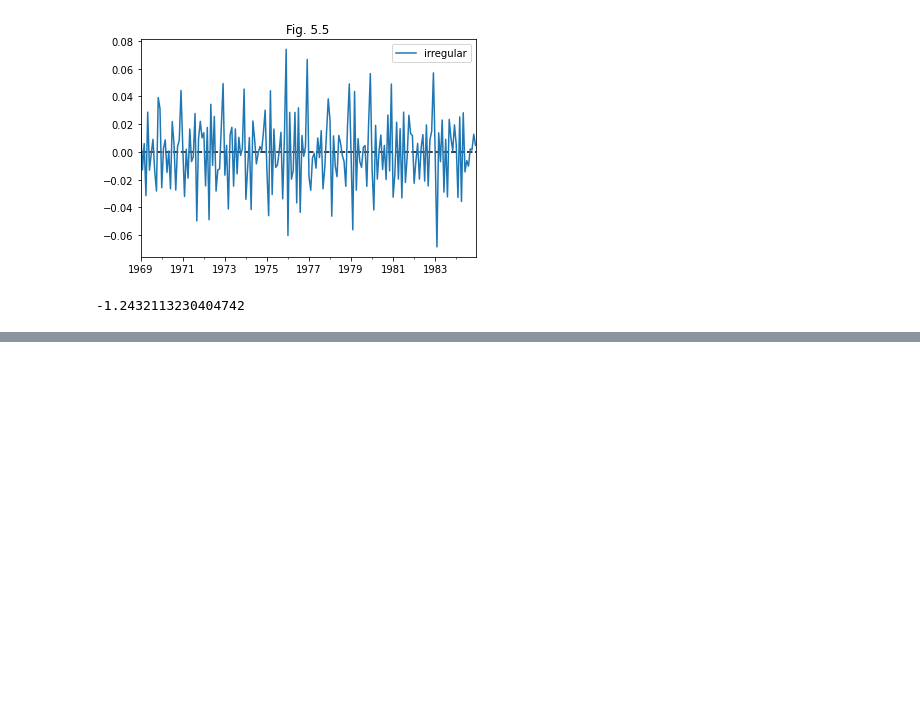
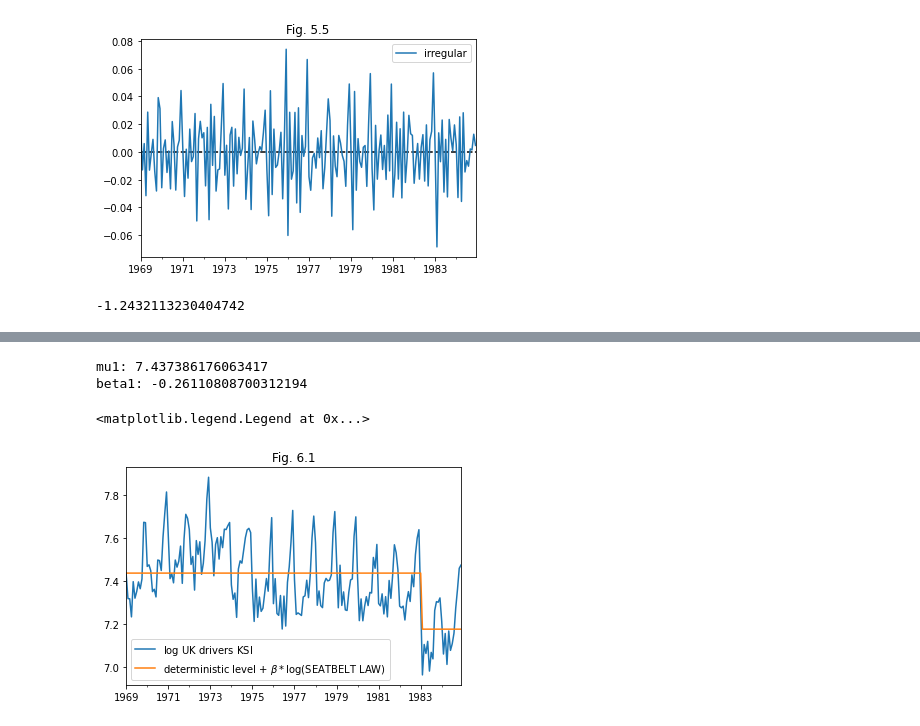
Before and after one commit to tatamiya/state_space_model_notebooks, a Jupyter notebook: statsmodels/CommandeurKoopman2007.ipynb, the cells around one changed output, grey strips where cells are left out. Cells and saved outputs as stored; diff of their text form; code cells hidden in the pictures; blank space fills up the shorter version.

```diff
--- a/statsmodels/CommandeurKoopman2007.ipynb
+++ b/statsmodels/CommandeurKoopman2007.ipynb
@@ -1375,0 +1419,7 @@ llevel_exog_results.aic / llevel_exog_results.nobs
+# %%
+dconst_intervention_model = sm.tsa.UnobservedComponents(df_ukdrivers['log_drivers'],
+                                                level='deterministic constant',
+                                                exog=dummy_var_seatbelt,
+                                                use_exact_diffuse=True)
+# %%
+dconst_intervention_results = dconst_intervention_model.fit(method='bfgs')
@@ -1375,0 +1452,19 @@ llevel_exog_results.aic / llevel_exog_results.nobs
+# %%
+mu1_dconst_intervention = dconst_intervention_results.level['smoothed'][0]
+beta1_dconst_intervention = dconst_intervention_results.params['beta.0']
+
+print(f'mu1: {mu1_dconst_intervention}')
+print(f'beta1: {beta1_dconst_intervention}')
+# %% [output]
+mu1: 7.437386176063417
+beta1: -0.26110808700312194
+# %%
+dconst_intervention_smoothed = mu1_dconst_intervention + beta1_dconst_intervention * dummy_var_seatbelt
+# %%
+ax = df_ukdrivers['log_drivers'].plot(label='$\log$ UK drivers KSI')
+ax = dconst_intervention_smoothed.plot(ax=ax, label='deterministic level + $\\beta *\\log$(SEATBELT LAW)')
+ax.set_title('Fig. 6.1')
+ax.legend()
+# %% [output]
+<matplotlib.legend.Legend at 0x...>
+[figure, added]
```
Also changed, not shown: parts of 40 cells of this notebook.
